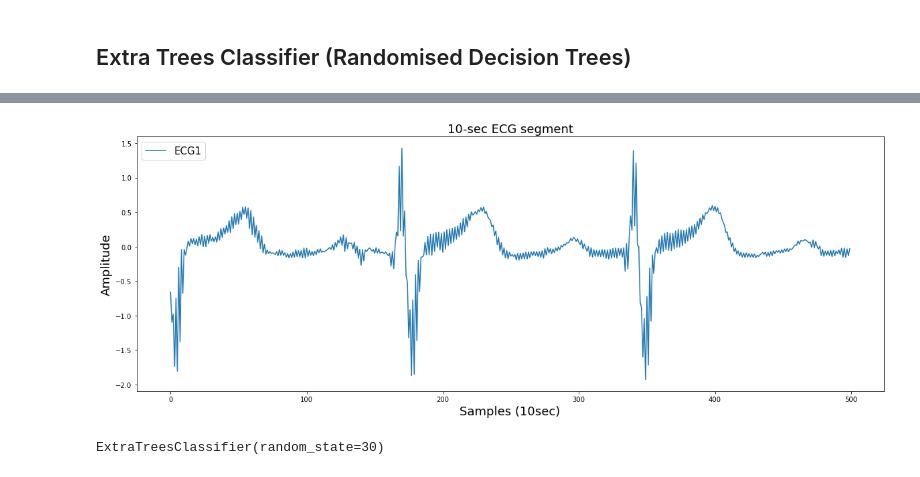
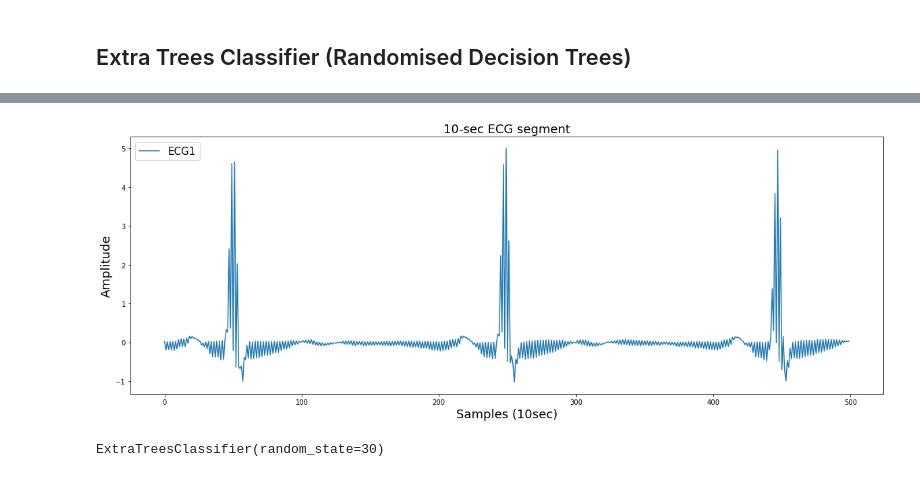
Before and after one commit to Assassinsarms/Classification-of-AF-Onset-from-ECG-data-using-a-1D-Convolutional-Neural-Network-and-Random-Forest, a Jupyter notebook: Aaron_Mir_INM701_Coursework.ipynb, the cells around one changed output, grey strips where cells are left out. Drawn from its saved outputs; the diff is of its cells as text; code cells hidden in the pictures.

```diff
--- a/Aaron_Mir_INM701_Coursework.ipynb
+++ b/Aaron_Mir_INM701_Coursework.ipynb
@@ -526,14 +526,14 @@ print(X_train_2D.shape)
 # %%
 plt.figure(figsize=(20, 7))
-plt.plot(d2_train_dataset[1][1000:1500]) #
+plt.plot(X_train_2D[1][1000:1500]) #
 plt.xlabel('Samples (10sec)', fontsize=18)
 plt.ylabel('Amplitude', fontsize=18)
 plt.title('10-sec ECG segment', fontsize=18)
 plt.gca().legend(('ECG1','ECG2'), loc="upper left", prop={'size': 15})
 #fig.savefig('30-Min Normal ECG.jpg')
 plt.show()
 # %% [output]
-[figure, old version]
+[figure, new version]
 # %%
 extratree = ExtraTreesClassifier(n_estimators=100, criterion='gini', random_state=30)
 # %%
```
Also changed, not shown: parts of 7 cells of this notebook.
